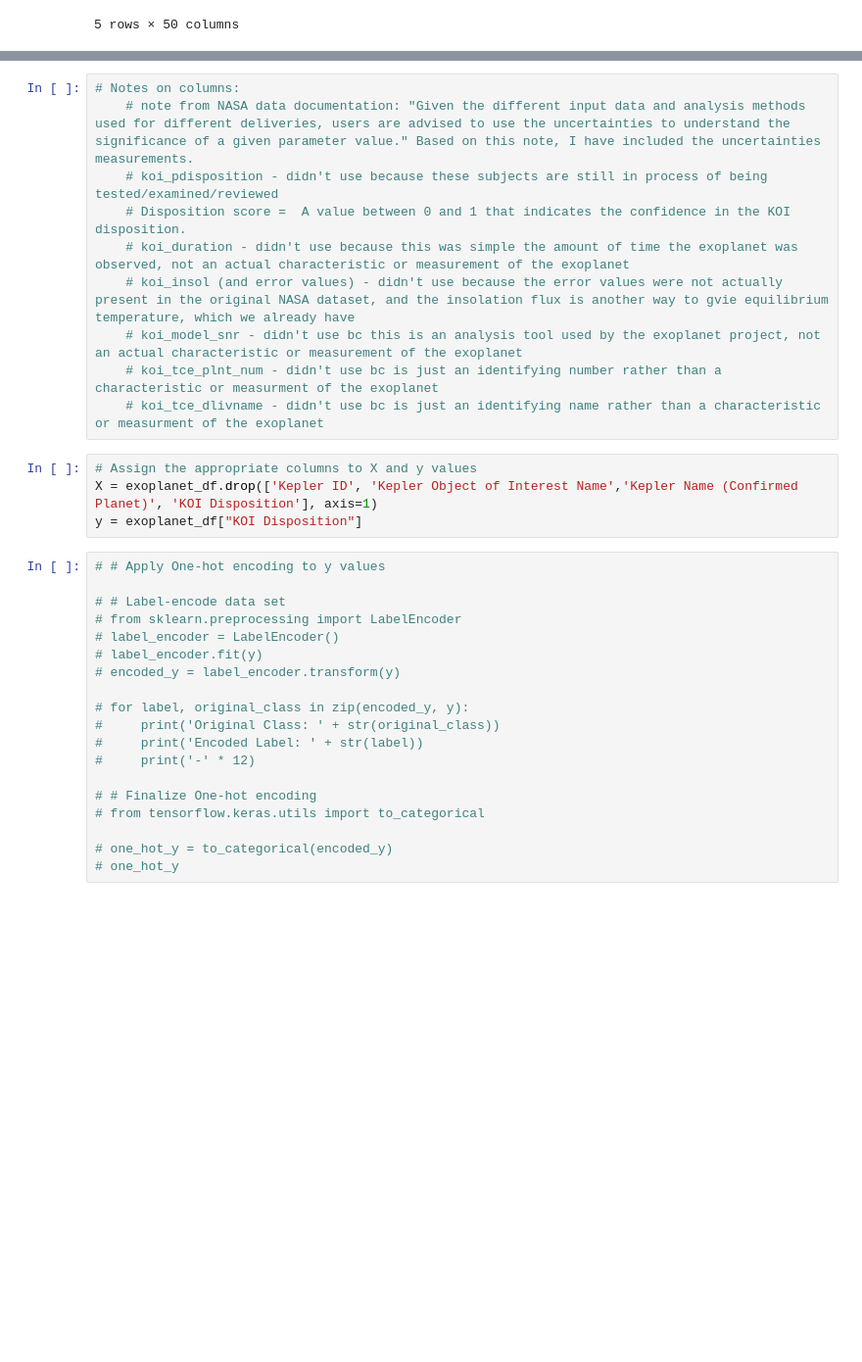
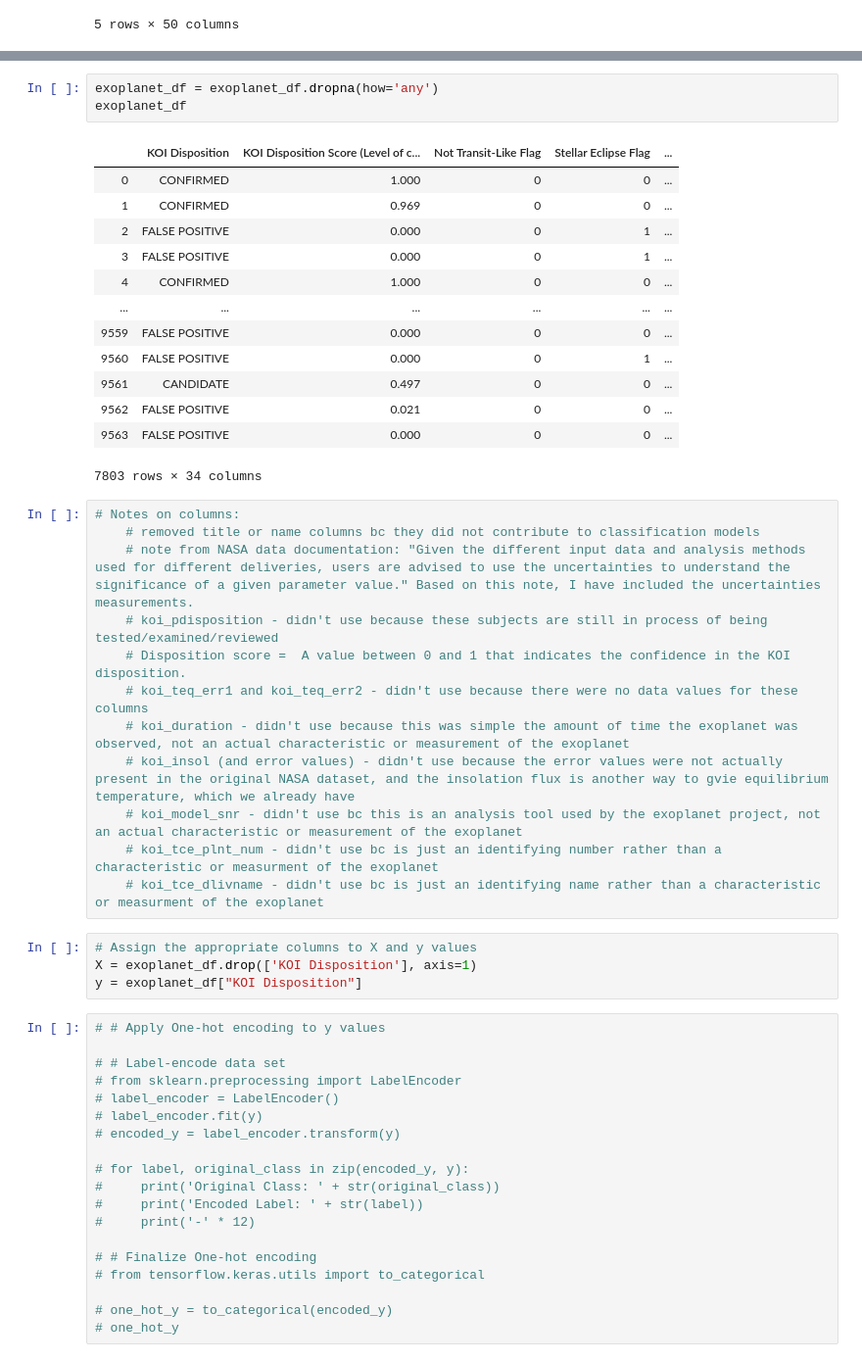
Before and after one commit to JosephTaylor3/machine-learning-challenge, a Jupyter notebook: Model1.ipynb, the cells around one changed output, grey strips where cells are left out. Shown at 98% size. Saved outputs shown, nothing was run; the diff lists cells and outputs as text; blank space fills up the shorter version.

```diff
--- a/Model1.ipynb
+++ b/Model1.ipynb
@@ -134,8 +216,27 @@ Index(['Kepler ID', 'Kepler Object of Interest Name',
+# %%
+exoplanet_df = exoplanet_df.dropna(how='any')
+exoplanet_df
+# %% [output]
+|  | KOI Disposition | KOI Disposition Score (Level of c... | Not Transit-Like Flag | Stellar Eclipse Flag | ... |
+| 0 | CONFIRMED | 1.000 | 0 | 0 | ... |
+| 1 | CONFIRMED | 0.969 | 0 | 0 | ... |
+| 2 | FALSE POSITIVE | 0.000 | 0 | 1 | ... |
+| 3 | FALSE POSITIVE | 0.000 | 0 | 1 | ... |
+| 4 | CONFIRMED | 1.000 | 0 | 0 | ... |
+| ... | ... | ... | ... | ... | ... |
+| 9559 | FALSE POSITIVE | 0.000 | 0 | 0 | ... |
+| 9560 | FALSE POSITIVE | 0.000 | 0 | 1 | ... |
+| 9561 | CANDIDATE | 0.497 | 0 | 0 | ... |
+| 9562 | FALSE POSITIVE | 0.021 | 0 | 0 | ... |
+| 9563 | FALSE POSITIVE | 0.000 | 0 | 0 | ... |
+7803 rows × 34 columns
 # %%
 # Notes on columns:
+    # removed title or name columns bc they did not contribute to classification models
     # note from NASA data documentation: "Given the different input data and analysis methods used for different deliveries, users are advised to use the uncertainties to understand the significance of a given parameter value." Based on this note, I have included the uncertainties measurements.
     # koi_pdisposition - didn't use because these subjects are still in process of being tested/examined/reviewed
     # Disposition score =  A value between 0 and 1 that indicates the confidence in the KOI disposition.
+    # koi_teq_err1 and koi_teq_err2 - didn't use because there were no data values for these columns
     # koi_duration - didn't use because this was simple the amount of time the exoplanet was observed, not an actual characteristic or measurement of the exoplanet
     # koi_insol (and error values) - didn't use because the error values were not actually present in the original NASA dataset, and the insolation flux is another way to gvie equilibrium temperature, which we already have
     # koi_model_snr - didn't use bc this is an analysis tool used by the exoplanet project, not an actual characteristic or measurement of the exoplanet
@@ -143,7 +244,7 @@ Index(['Kepler ID', 'Kepler Object of Interest Name',
     # koi_tce_dlivname - didn't use bc is just an identifying name rather than a characteristic or measurment of the exoplanet
 # %%
 # Assign the appropriate columns to X and y values
-X = exoplanet_df.drop(['Kepler ID', 'Kepler Object of Interest Name','Kepler Name (Confirmed Planet)', 'KOI Disposition'], axis=1)
+X = exoplanet_df.drop(['KOI Disposition'], axis=1)
 y = exoplanet_df["KOI Disposition"]
 # %%
 # # Apply One-hot encoding to y values
```
Also changed, not shown: parts of 15 cells of this notebook, 1 other file.
